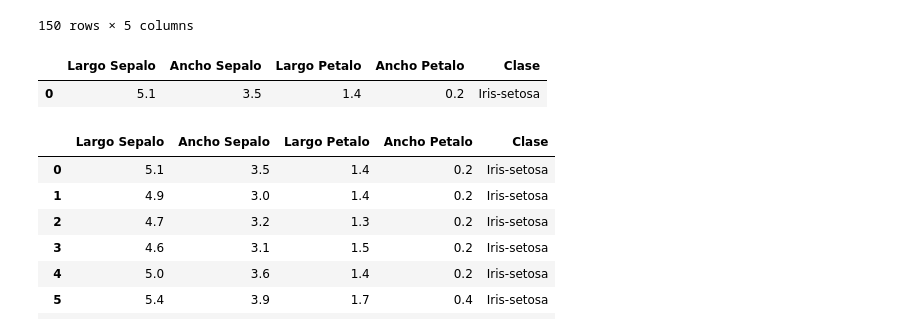
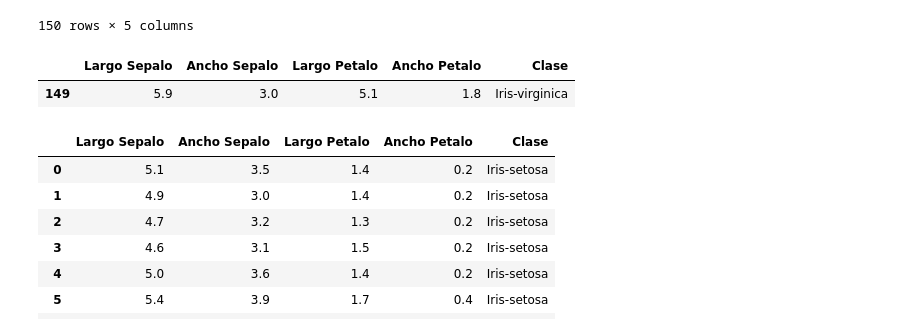
Before and after one commit to joelalves/machine-learning-course, a Jupyter notebook: numpy-pandas-preprocess/pandas/Pandas teoría 1.ipynb, the cells around one changed output. Saved outputs shown, nothing was run; the diff lists cells and outputs as text; code cells hidden in the pictures.

```diff
--- a/numpy-pandas-preprocess/pandas/Pandas teoría 1.ipynb
+++ b/numpy-pandas-preprocess/pandas/Pandas teoría 1.ipynb
@@ -75,7 +81,7 @@ df#.head() #Muestra las primeras 5 filas del dataframe
 | 149 | 5.9 | 3.0 | 5.1 | 1.8 | Iris-virginica |
 150 rows × 5 columns
 # %%
-df = pd.read_excel("iris.xlsx", sheet_name = 0)
+df = pd.read_excel("../../data/iris.xlsx", sheet_name = 0)
 df
 # %% [output]
 |  | Largo Sepalo | Ancho Sepalo | Largo Petalo | Ancho Petalo | Clase |
@@ -93,9 +99,10 @@ df
 150 rows × 5 columns
 # %%
 df.head(1) #Solo queremos mostrar una fila
+df.tail(1) # solo queremos mostrar un fila(ultima)
 # %% [output]
 |  | Largo Sepalo | Ancho Sepalo | Largo Petalo | Ancho Petalo | Clase |
-| 0 | 5.1 | 3.5 | 1.4 | 0.2 | Iris-setosa |
+| 149 | 5.9 | 3.0 | 5.1 | 1.8 | Iris-virginica |
 # %%
 df.head(15)
 # %% [output]
```
Also changed, not shown: parts of 14 cells of this notebook, 2 other files.
